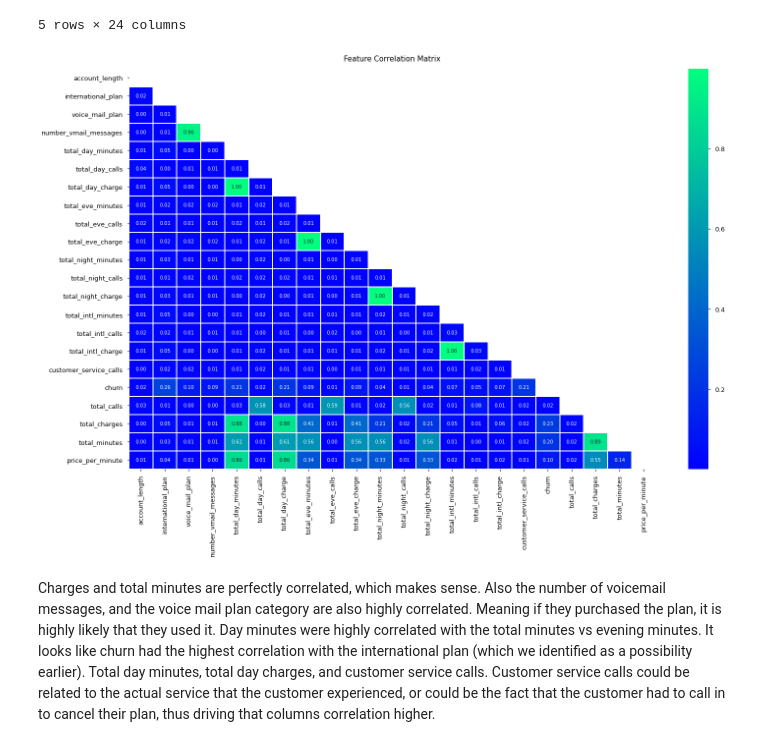
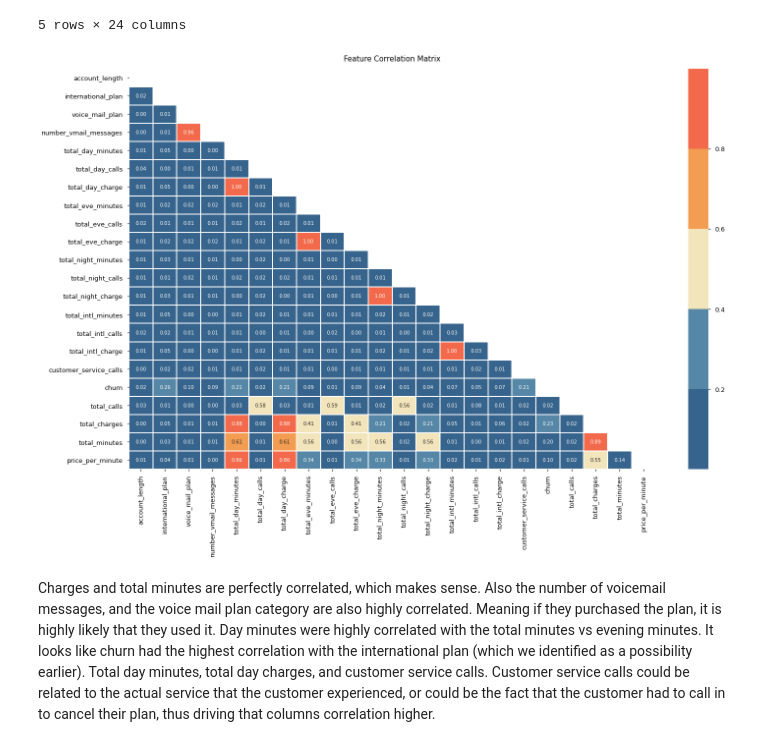
Before and after one commit to heathlikethecandybar/phase_4_project, a Jupyter notebook: phase_3/project/phase_3_notebook.ipynb, the cells around one changed output. Cells and saved outputs as stored; diff of their text form; code cells hidden in the pictures.

```diff
--- a/phase_3/project/phase_3_notebook.ipynb
+++ b/phase_3/project/phase_3_notebook.ipynb
@@ -579,15 +580,15 @@ df.head()
 # %%
 # Creating a heatmap to look at colinearity and potential categories that will lead to churn prediction.
 
 corr = df.corr().abs()
 
 fix, ax = plt.subplots(figsize = (24,15))
 matrix = np.triu(corr)
 ax.set_title('Feature Correlation Matrix', pad=15, fontsize=15)
-heatmap = sns.heatmap(corr, annot=True, cmap='winter', fmt='.2f', mask=matrix, linewidths=1)
+heatmap = sns.heatmap(corr, annot=True, cmap=pal, fmt='.2f', mask=matrix, linewidths=1)
 plt.show()
 # %% [output]
-[figure, old version]
+[figure, new version]
 # %% [markdown]
 Charges and total minutes are perfectly correlated, which makes sense.  Also the number of voicemail messages, and the voice mail plan category are also highly correlated.  Meaning if they purchased the plan, it is highly likely that they used it.  Day minutes were highly correlated with the total minutes vs evening minutes.  It looks like churn had the highest correlation with the international plan (which we identified as a possibility earlier).  Total day minutes, total day charges, and customer service calls.  Customer service calls could be related to the actual service that the customer experienced, or could be the fact that the customer had to call in to cancel their plan, thus driving that columns correlation higher.
 # %% [markdown]
```
Also changed, not shown: parts of 62 cells of this notebook.
